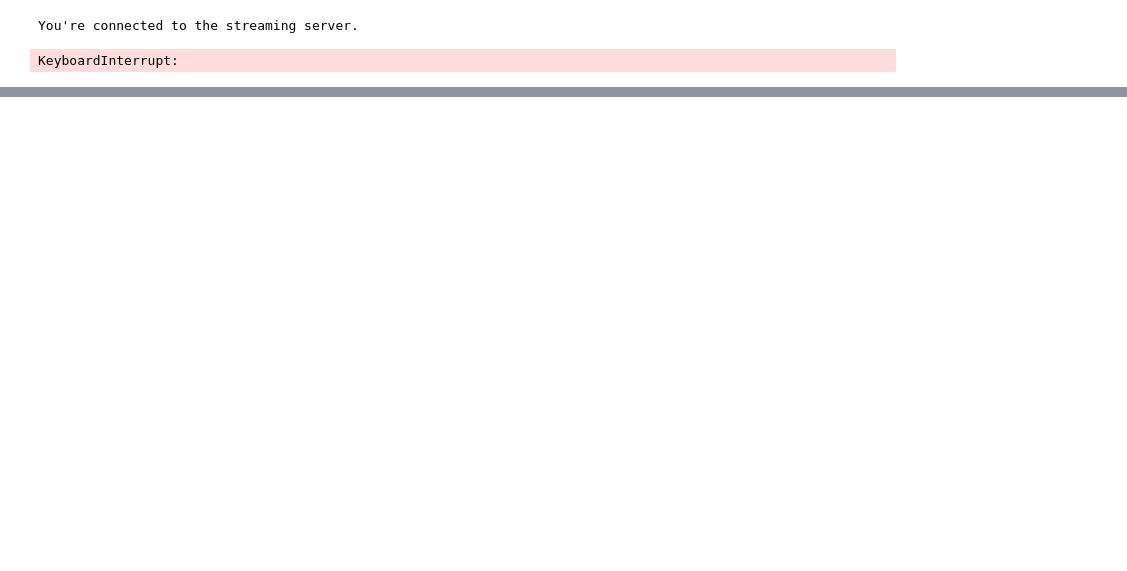
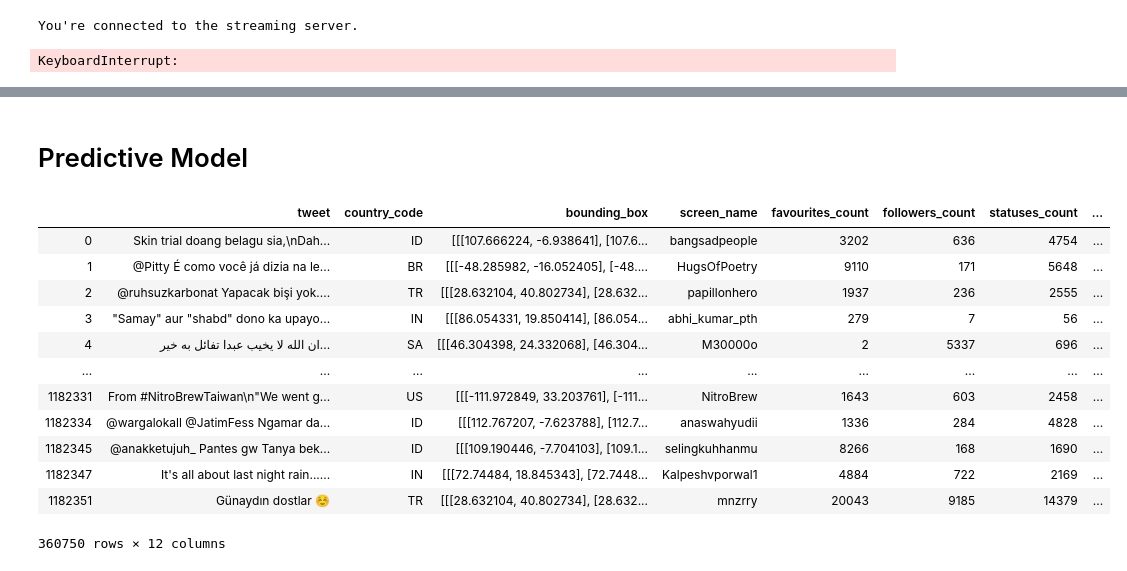
Before and after one commit to kacossio/TeamPython, a Jupyter notebook: DAEN 690 Location.ipynb, the cells around one changed output, grey strips where cells are left out. Drawn from its saved outputs; the diff is of its cells as text; code cells hidden in the pictures; blank space fills up the shorter version.

```diff
--- a/DAEN 690 Location.ipynb
+++ b/DAEN 690 Location.ipynb
@@ -97,0 +469,13 @@ timestamp_ms
+# %%
+import pandas as pd
+
+# 'utf-8' ensures that emojis are preserved
+
+df0 = pd.read_csv('final.csv', encoding='utf-8')
+df1 = pd.read_csv('final1.csv', encoding='utf-8')
+df2 = pd.read_csv('final2.csv', encoding='utf-8')
+df3 = pd.read_csv('final3.csv', encoding='utf-8')
+
+frames = [df0, df1, df2, df3]
+
+result = pd.concat(frames)
@@ -97,0 +496,2 @@ timestamp_ms
+# %%
+df = result.drop_duplicates(subset = ["screen_name"])
@@ -97,0 +580,18 @@ timestamp_ms
+# %% [markdown]
+# Predictive Model
+# %%
+df
+# %% [output]
+|  | tweet | country_code | bounding_box | screen_name | favourites_count | followers_count | statuses_count | ... |
+| 0 | Skin trial doang belagu sia,\nDah... | ID | [[[107.666224, -6.938641], [107.6... | bangsadpeople | 3202 | 636 | 4754 | ... |
+| 1 | @Pitty É como você já dizia na le... | BR | [[[-48.285982, -16.052405], [-48.... | HugsOfPoetry | 9110 | 171 | 5648 | ... |
+| 2 | @ruhsuzkarbonat Yapacak bişi yok.... | TR | [[[28.632104, 40.802734], [28.632... | papillonhero | 1937 | 236 | 2555 | ... |
+| 3 | "Samay" aur "shabd" dono ka upayo... | IN | [[[86.054331, 19.850414], [86.054... | abhi_kumar_pth | 279 | 7 | 56 | ... |
+| 4 | ان الله لا يخيب عبدا تفائل به خير... | SA | [[[46.304398, 24.332068], [46.304... | M30000o | 2 | 5337 | 696 | ... |
+| ... | ... | ... | ... | ... | ... | ... | ... | ... |
+| 1182331 | From #NitroBrewTaiwan\n"We went g... | US | [[[-111.972849, 33.203761], [-111... | NitroBrew | 1643 | 603 | 2458 | ... |
+| 1182334 | @wargalokall @JatimFess Ngamar da... | ID | [[[112.767207, -7.623788], [112.7... | anaswahyudii | 1336 | 284 | 4828 | ... |
+| 1182345 | @anakketujuh_ Pantes gw Tanya bek... | ID | [[[109.190446, -7.704103], [109.1... | selingkuhhanmu | 8266 | 168 | 1690 | ... |
+| 1182347 | It's all about last night rain...... | IN | [[[72.74484, 18.845343], [72.7448... | Kalpeshvporwal1 | 4884 | 722 | 2169 | ... |
+| 1182351 | Günaydın dostlar ☺️ | TR | [[[28.632104, 40.802734], [28.632... | mnzrry | 20043 | 9185 | 14379 | ... |
+360750 rows × 12 columns
```
Also changed, not shown: parts of 55 cells of this notebook.
